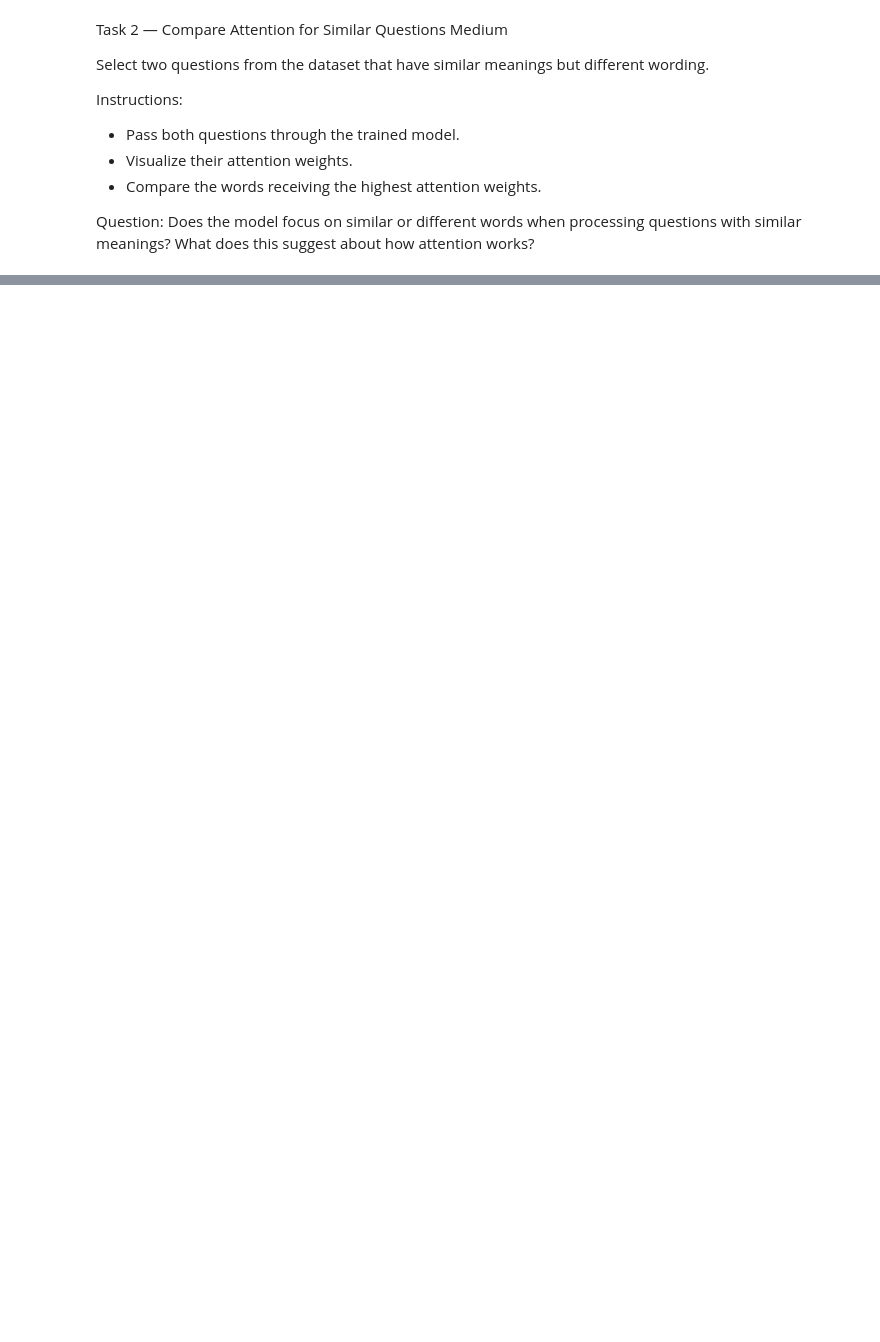
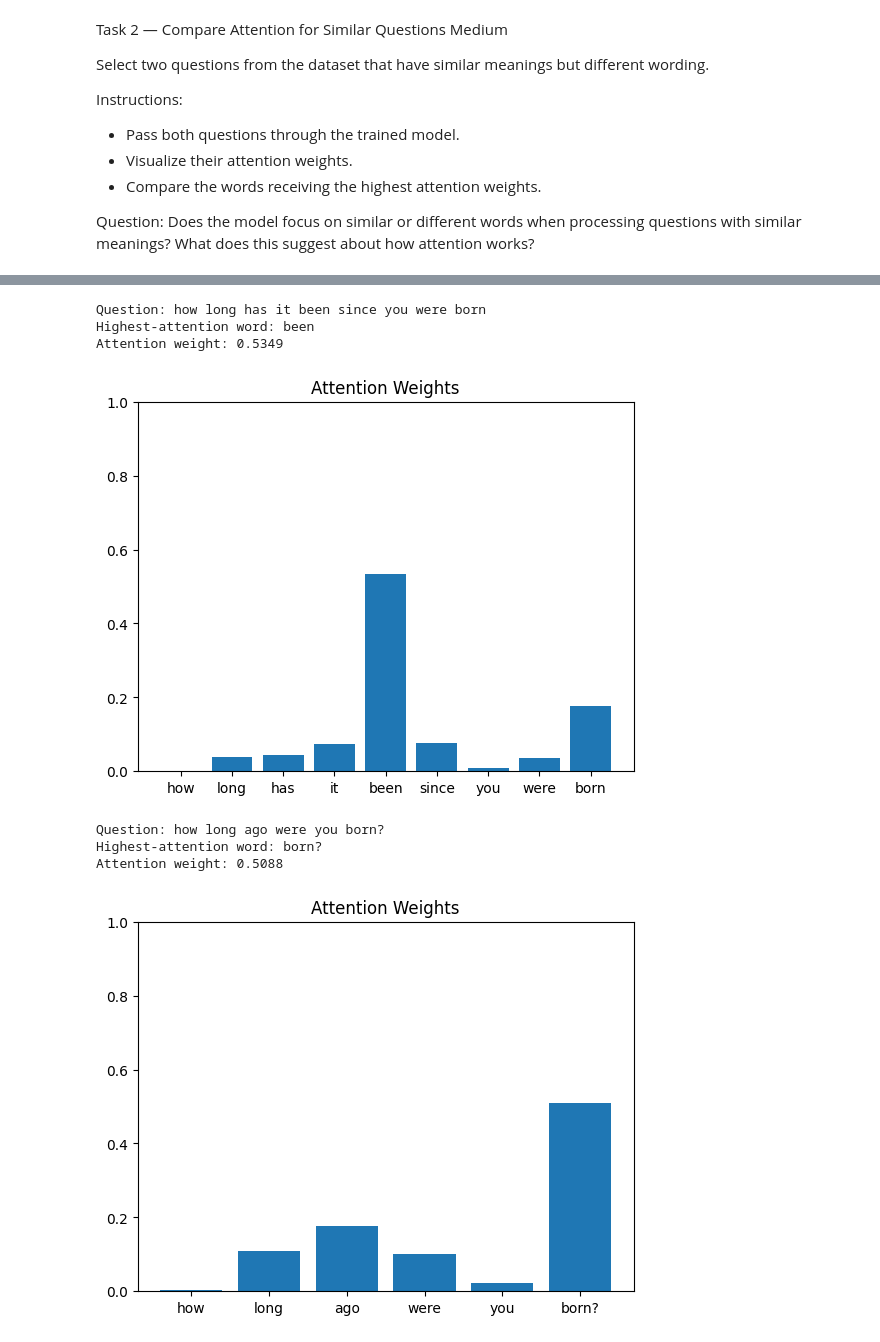
Before and after one commit to wwwww22345/NLP_Lab11, a Jupyter notebook: Lab_11_Attention_with_RNN.ipynb, the cells around one changed output, grey strips where cells are left out. Saved outputs shown, nothing was run; the diff lists cells and outputs as text; code cells hidden in the pictures; blank space fills up the shorter version.

```diff
--- a/Lab_11_Attention_with_RNN.ipynb
+++ b/Lab_11_Attention_with_RNN.ipynb
@@ -194,0 +204,31 @@ Question: Does the model focus on similar or different words when processing que
+# %%
+#26: “How long has it been since you were born?”
+#27: “How long ago were you born?”
+
+for i in [26, 27]:
+    question = df["question"].iloc[i]
+    words = question.split()
+
+    with torch.no_grad():
+        prediction, weights = model(X[i:i+1])
+
+    word_weights = weights[0, :len(words)]
+    highest_index = word_weights.argmax().item()
+
+    print("Question:", question)
+    print("Highest-attention word:", words[highest_index])
+    print("Attention weight:", round(word_weights[highest_index].item(), 4))
+
+    plt.bar(words, word_weights.tolist())
+    plt.title("Attention Weights")
+    plt.ylim(0, 1)
+    plt.show()
+# %% [output]
+Question: how long has it been since you were born
+Highest-attention word: been
+Attention weight: 0.5349
+[figure, added]
+Question: how long ago were you born?
+Highest-attention word: born?
+Attention weight: 0.5088
+[figure, added]
```
Also changed, not shown: parts of 4 cells of this notebook.
